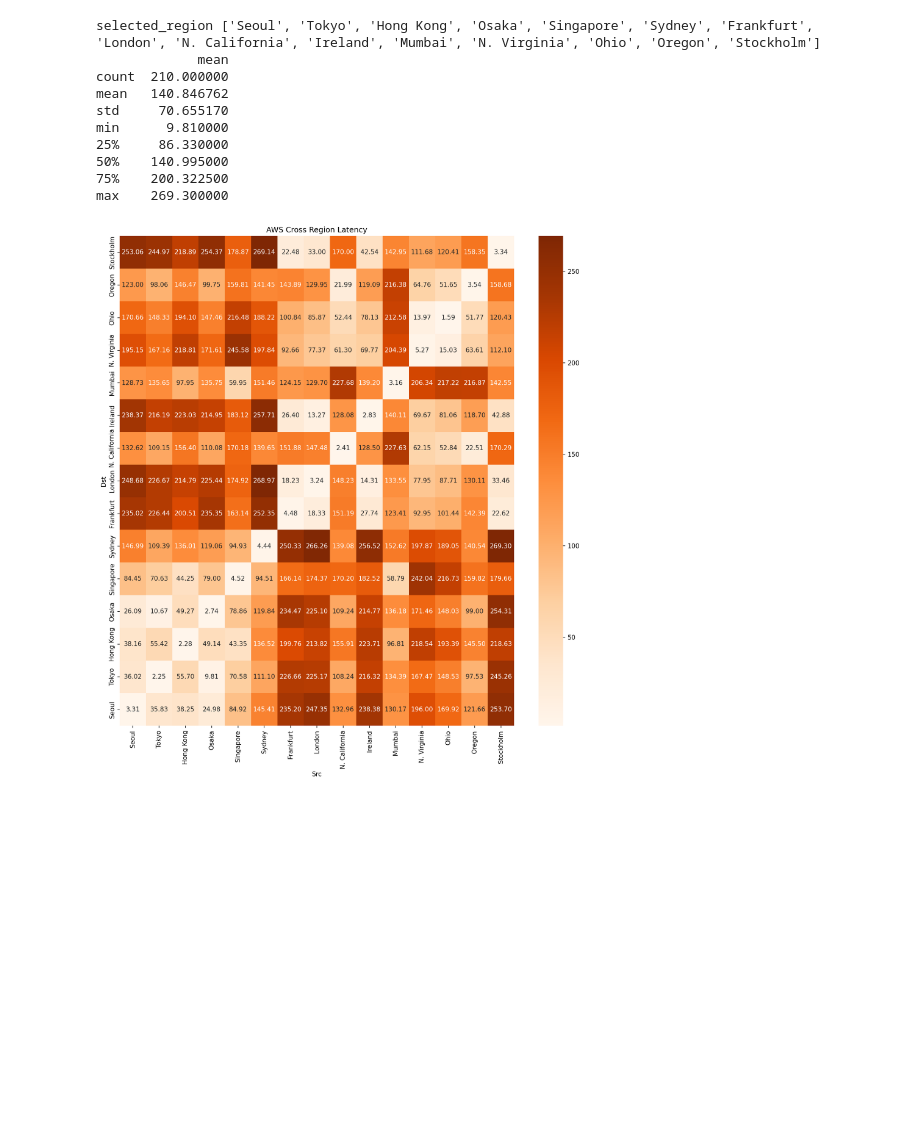
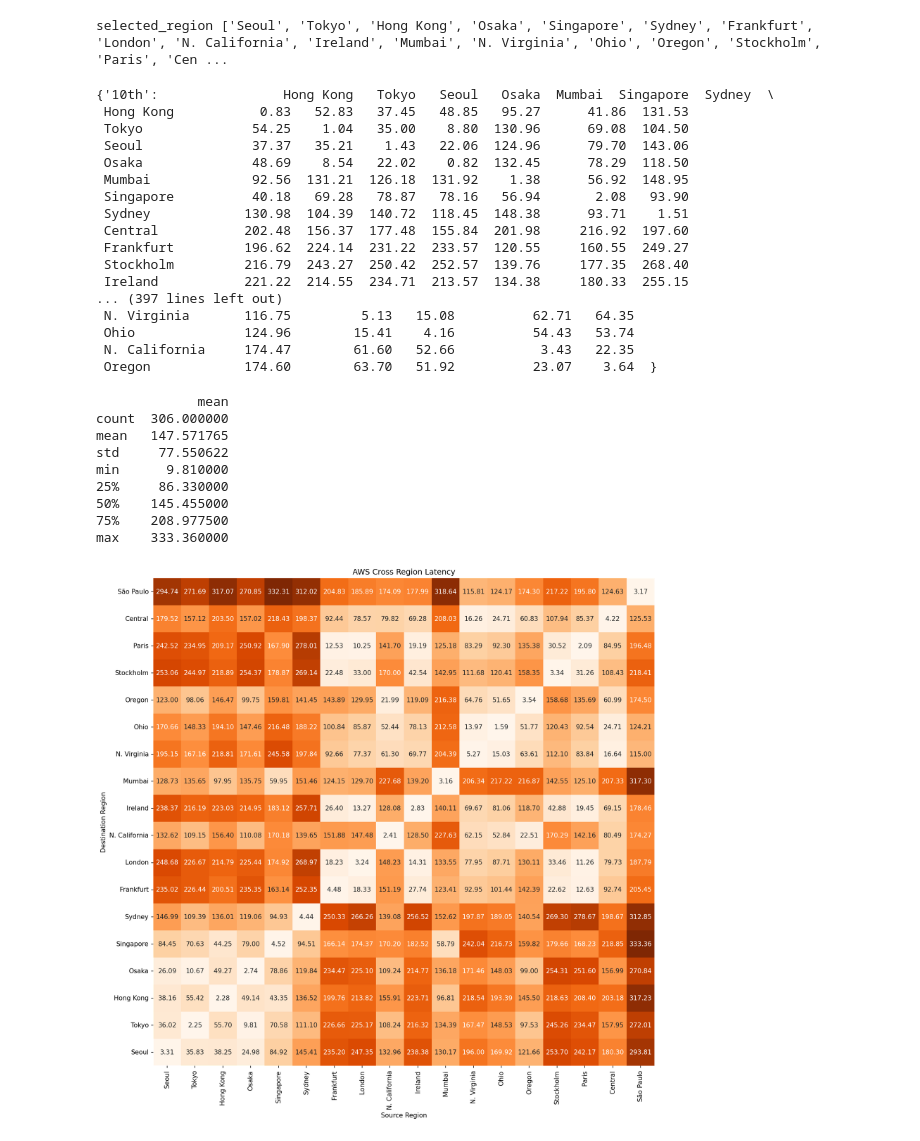
Before and after one commit to rupc/aws-cross-region-latency, a Jupyter notebook: aws-cross-region-latency.ipynb, the cells around one changed output. Cells and saved outputs as stored; diff of their text form; code cells hidden in the pictures; blank space fills up the shorter version.

Commit message:
display upto 18 zones

```diff
--- a/aws-cross-region-latency.ipynb
+++ b/aws-cross-region-latency.ipynb
@@ -4,6 +4,10 @@ import matplotlib.pyplot as plt
 import seaborn as sns
 import re
 import numpy as np
+# -*- coding: utf-8 -*-
+from IPython.display import display
+pd.set_option('display.max_rows', None)
+pd.set_option('display.max_columns', None)
 
 plt.rcParams['figure.dpi'] = 150
 
@@ -50,7 +54,7 @@ def extract_region_name(full_name):
 file_path = 'data/AWS Cross Region Latency 240419.xlsx'
 
 selected_regions = []
-with open('selected_region.txt', 'r') as file:
+with open('selected_region.txt', 'r',encoding='utf-8') as file:
     for line in file:
         selected_regions.append(line.strip())  # line.strip()을 사용하여 줄바꿈 문자를 제거
 print("selected_region", selected_regions)
@@ -80,51 +84,69 @@ for percentile in percentiles:
 
 
 simulated_parameters = []
-
+display(latency_data)
 for src in selected_regions:
     for dst in selected_regions:
         # if src == dst:
         #     continue
         param = calculate_latency_mean_std_from(src, dst, latency_data)
         simulated_parameters.append({
             "src": src,
             "dst": dst,
             "mean": param["mean"],
             "std": param["std"],
         })
 
 csv_file_path="data/AWSCrossRegionLatencyMatrixParams_240419.csv"
 df_simulated = pd.DataFrame(simulated_parameters)
 df_simulated['std'] = df_simulated['std'].map(lambda x: f"{x:.4f}")
 
 df_simulated.to_csv(csv_file_path, index=False)
 
 
 # Display latency heatmap among selected AWS regions
 pivot_df = df_simulated.pivot(index='dst', columns='src', values='mean')
 pivot_df = pivot_df.reindex(index=selected_regions[::-1], columns=selected_regions)
 
 # possible_cmaps=['Blues', 'Greens', 'Greys', 'Oranges', 'Purples', 'Reds']
 plt.figure(figsize=(14, 14))  # 그래프 크기 조정
-ax = sns.heatmap(pivot_df, annot=True, cmap='Oranges', fmt=".2f")  # annot=True로 셀 내부에 숫자 표시, fmt는 숫자 포맷 설정
+ax = sns.heatmap(pivot_df, annot=True, cmap='Oranges', fmt=".2f", cbar=False)  # annot=True로 셀 내부에 숫자 표시, fmt는 숫자 포맷 설정
 plt.title('AWS Cross Region Latency')  # 제목 설정
-plt.xlabel('Src')  # x축 라벨
-plt.ylabel('Dst')  # y축 라벨
+plt.xlabel('Source Region')  # x축 라벨
+plt.ylabel('Destination Region')  # y축 라벨
 plt.savefig("fig.jpg", bbox_inches='tight')
+plt.savefig("aws_crossregion_latency.pdf", bbox_inches='tight')
 # plt.show()
 # plt.close()
 # Display statistics of selected AWS regions, except for the case where src = dst
 filtered_df = df_simulated[df_simulated['src'] != df_simulated['dst']]
 print(filtered_df.describe())
 # %% [output]
-selected_region ['Seoul', 'Tokyo', 'Hong Kong', 'Osaka', 'Singapore', 'Sydney', 'Frankfurt', 'London', 'N. California', 'Ireland', 'Mumbai', 'N. Virginia', 'Ohio', 'Oregon', 'Stockholm']
-             mean
-count  210.000000
-mean   140.846762
-std     70.655170
-min      9.810000
-25%     86.330000
-50%    140.995000
-75%    200.322500
-max    269.300000
+selected_region ['Seoul', 'Tokyo', 'Hong Kong', 'Osaka', 'Singapore', 'Sydney', 'Frankfurt', 'London', 'N. California', 'Ireland', 'Mumbai', 'N. Virginia', 'Ohio', 'Oregon', 'Stockholm', 'Paris', 'Cen ...
+{'10th':                Hong Kong   Tokyo   Seoul   Osaka  Mumbai  Singapore  Sydney  \
+ Hong Kong           0.83   52.83   37.45   48.85   95.27      41.86  131.53
+ Tokyo              54.25    1.04   35.00    8.80  130.96      69.08  104.50
+ Seoul              37.37   35.21    1.43   22.06  124.96      79.70  143.06
+ Osaka              48.69    8.54   22.02    0.82  132.45      78.29  118.50
+ Mumbai             92.56  131.21  126.18  131.92    1.38      56.92  148.95
+ Singapore          40.18   69.28   78.87   78.16   56.94       2.08   93.90
+ Sydney            130.98  104.39  140.72  118.45  148.38      93.71    1.51
+ Central           202.48  156.37  177.48  155.84  201.98     216.92  197.60
+ Frankfurt         196.62  224.14  231.22  233.57  120.55     160.55  249.27
+ Stockholm         216.79  243.27  250.42  252.57  139.76     177.35  268.40
+ Ireland           221.22  214.55  234.71  213.57  134.38     180.33  255.15
+... (397 lines left out)
+ N. Virginia       116.75         5.13   15.08          62.71   64.35
+ Ohio              124.96        15.41    4.16          54.43   53.74
+ N. California     174.47        61.60   52.66           3.43   22.35
+ Oregon            174.60        63.70   51.92          23.07    3.64  }
+             mean
+count  306.000000
+mean   147.571765
+std     77.550622
+min      9.810000
+25%     86.330000
+50%    145.455000
+75%    208.977500
+max    333.360000
-[figure, old version]
+[figure, new version]
```
Also changed, not shown: 3 other files.
